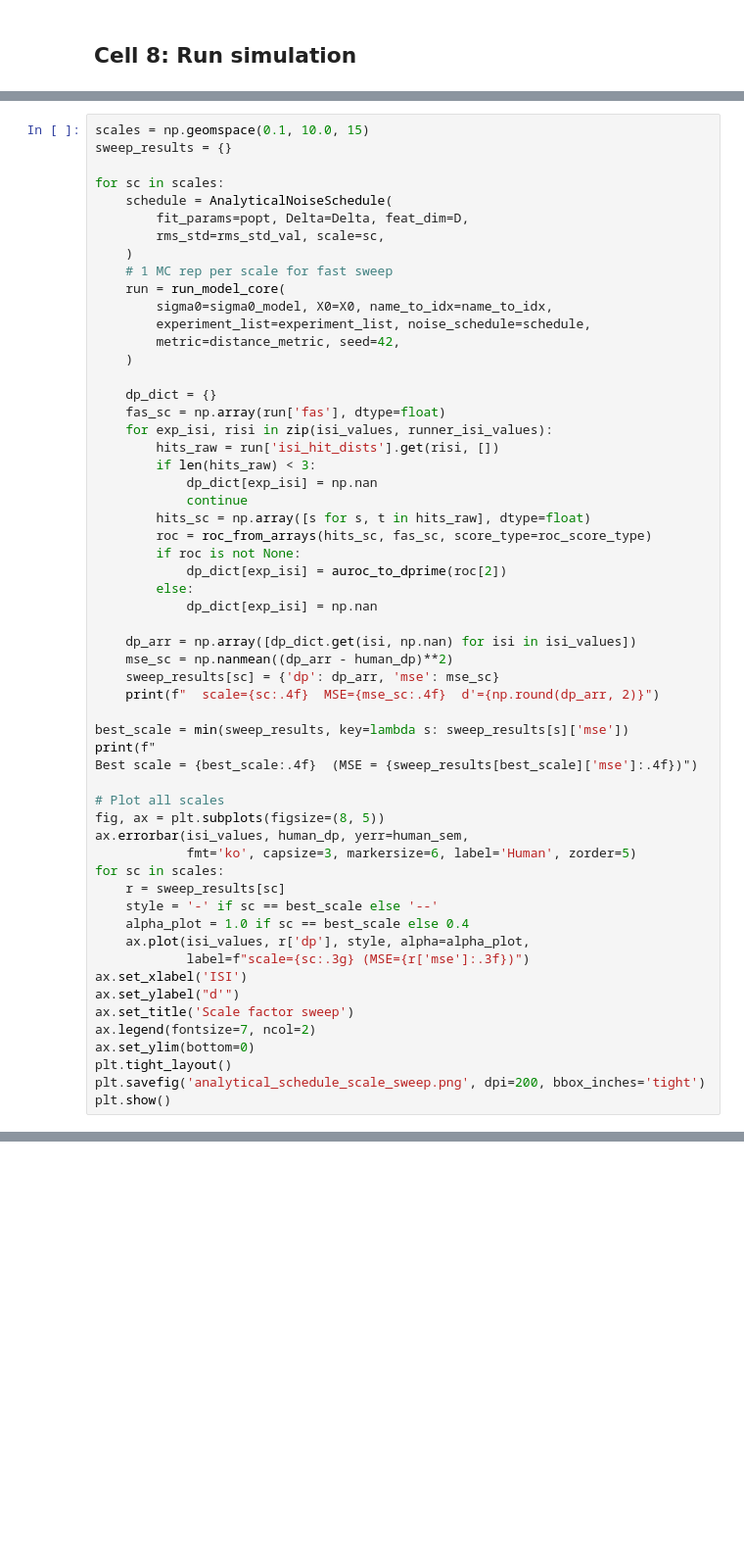
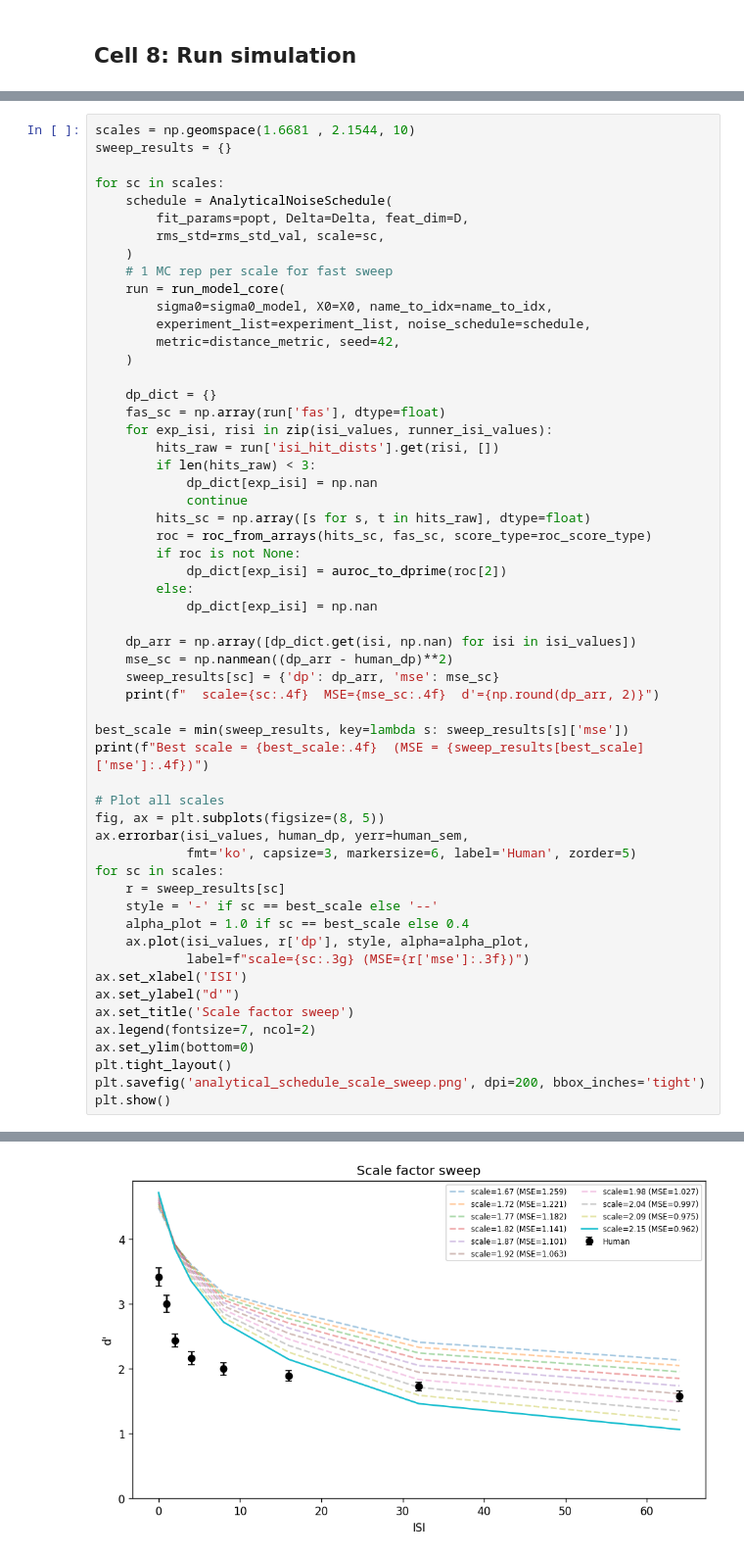
Before and after one commit to bjmedina/memory, a Jupyter notebook: notebooks/2026-04-02_analytical-schedule-poc.ipynb, the cells around one changed output, grey strips where cells are left out. Shown at 98% size. Cells and saved outputs as stored; diff of their text form; blank space fills up the shorter version.

```diff
--- a/notebooks/2026-04-02_analytical-schedule-poc.ipynb
+++ b/notebooks/2026-04-02_analytical-schedule-poc.ipynb
@@ -527,5 +533,5 @@ If `scale=1.0` produces a curve that is way off, sweep over scale factors to fin
 # %%
-scales = np.geomspace(0.1, 10.0, 15)
+scales = np.geomspace(1.6681 , 2.1544, 10)
 sweep_results = {}
 
 for sc in scales:
@@ -560,8 +566,7 @@ for sc in scales:
     print(f"  scale={sc:.4f}  MSE={mse_sc:.4f}  d'={np.round(dp_arr, 2)}")
 
 best_scale = min(sweep_results, key=lambda s: sweep_results[s]['mse'])
-print(f"
-Best scale = {best_scale:.4f}  (MSE = {sweep_results[best_scale]['mse']:.4f})")
+print(f"Best scale = {best_scale:.4f}  (MSE = {sweep_results[best_scale]['mse']:.4f})")
 
 # Plot all scales
 fig, ax = plt.subplots(figsize=(8, 5))
@@ -587,0 +601 @@ KeyboardInterrupt:
+[figure, added]
```
Also changed, not shown: parts of 22 cells of this notebook.
